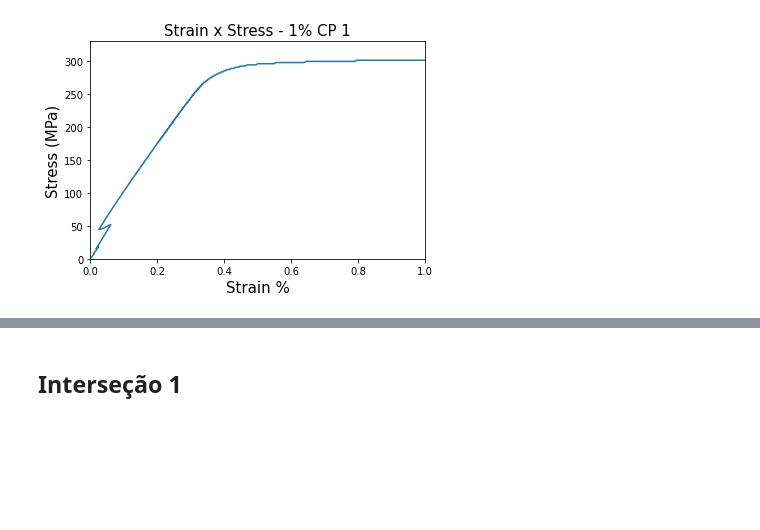
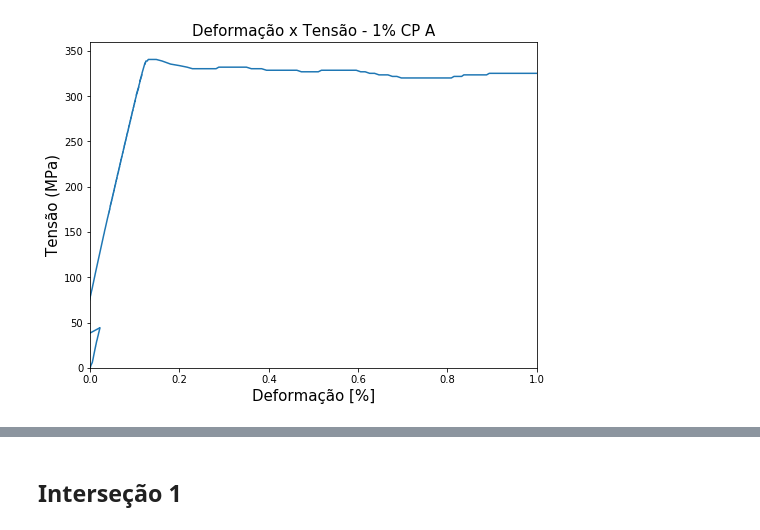
Before and after one commit to delattre1/analise-propriedades-mecanicas, a Jupyter notebook: analise_tracao/analise_cp1.ipynb, the cells around one changed output, grey strips where cells are left out. Saved outputs shown, nothing was run; the diff lists cells and outputs as text; code cells hidden in the pictures; blank space fills up the shorter version.

```diff
--- a/analise_tracao/analise_cp1.ipynb
+++ b/analise_tracao/analise_cp1.ipynb
@@ -16,0 +14,4 @@ df_corpo_prova_3 = pd.read_csv("ensaio_tracao_cp_3.csv",decimal=",",delimiter=";
+# %%
+df_corpo_prova_1 = pd.read_excel("5A.xlsx", engine="openpyxl")
+df_corpo_prova_2 = pd.read_excel("5B.xlsx", engine="openpyxl")
+df_corpo_prova_3 = pd.read_excel("5C.xlsx", engine="openpyxl")
@@ -17,18 +27,22 @@ df_corpo_prova_3 = pd.read_csv("ensaio_tracao_cp_3.csv",decimal=",",delimiter=";
 # %%
 #grafico tensao X deformacao - até 1%
-diametro_cp1 = 8.5*0.001
-diametro_cp2 = .0086
-diametro_cp3 = .00865
-l0 = 63.3 #tamanho inciial da barra
+diametro_cp1 = df_corpo_prova_1['Diâmetro (mm)'][0]
+diametro_cp2 = df_corpo_prova_2['Diâmetro (mm)'][0]
+diametro_cp3 = df_corpo_prova_3['Diâmetro (mm)'][0]
+
+tam_final_barra_cp1 = df_corpo_prova_1['Lf (mm)'][0]
+tam_final_barra_cp2 = df_corpo_prova_2['Lf (mm)'][0]
+tam_final_barra_cp3 = df_corpo_prova_3['Lf (mm)'][0]
+l0 = 50 #tamanho inciial da barra
 
 sec_transv1 = calcula_area_secao_transv(diametro_cp1)
 tensao1 = calcula_tensao(df_corpo_prova_1["Force (N)"], sec_transv1)
-df_corpo_prova_1["Tensão"] = tensao1
+df_corpo_prova_1["Tensão [MPa]"] = tensao1
 
 sec_transv2 = calcula_area_secao_transv(diametro_cp2)
 tensao2 = calcula_tensao(df_corpo_prova_2["Force (N)"], sec_transv2)
-df_corpo_prova_2["Tensão"] = tensao2
+df_corpo_prova_2["Tensão [MPa]"] = tensao2
 
 sec_transv3 = calcula_area_secao_transv(diametro_cp3)
 tensao3 = calcula_tensao(df_corpo_prova_3["Force (N)"], sec_transv3)
-df_corpo_prova_3["Tensão"] = tensao3
+df_corpo_prova_3["Tensão [MPa]"] = tensao3
@@ -51,14 +104,15 @@ plt.show()
 # %%
 #cp1
-# plt.figure(figsize=(8,6))
+plt.figure(figsize=(8,6))
 
-plt.plot(df_corpo_prova_1['Strain (%)'][:811],df_corpo_prova_1['Tensão'][:811]/1e6, label="CP - 1")
+plt.plot(df_corpo_prova_1['Strain (%)'][:776],df_corpo_prova_1['Tensão [MPa]'][:776], label="CP - A")
 plt.xlim(0,1)
-plt.ylim(0,330)
-plt.xlabel("Strain %", fontsize = 15)
-plt.ylabel("Stress (MPa)", fontsize = 15)
-plt.title("Strain x Stress - 1% CP 1", fontsize = 15)
+plt.ylim(0,360)
+plt.xlabel("Deformação [%]", fontsize = 15)
+plt.ylabel("Tensão (MPa)", fontsize = 15)
+plt.title("Deformação x Tensão - 1% CP A", fontsize = 15)
+plt.savefig("deformacaoxtensao_CPA.eps", format="eps", bbox_inches="tight")
 plt.show()
 # %% [output]
-[figure, old version]
+[figure, new version]
 # %%
```
Also changed, not shown: parts of 33 cells of this notebook, 13 other files.
